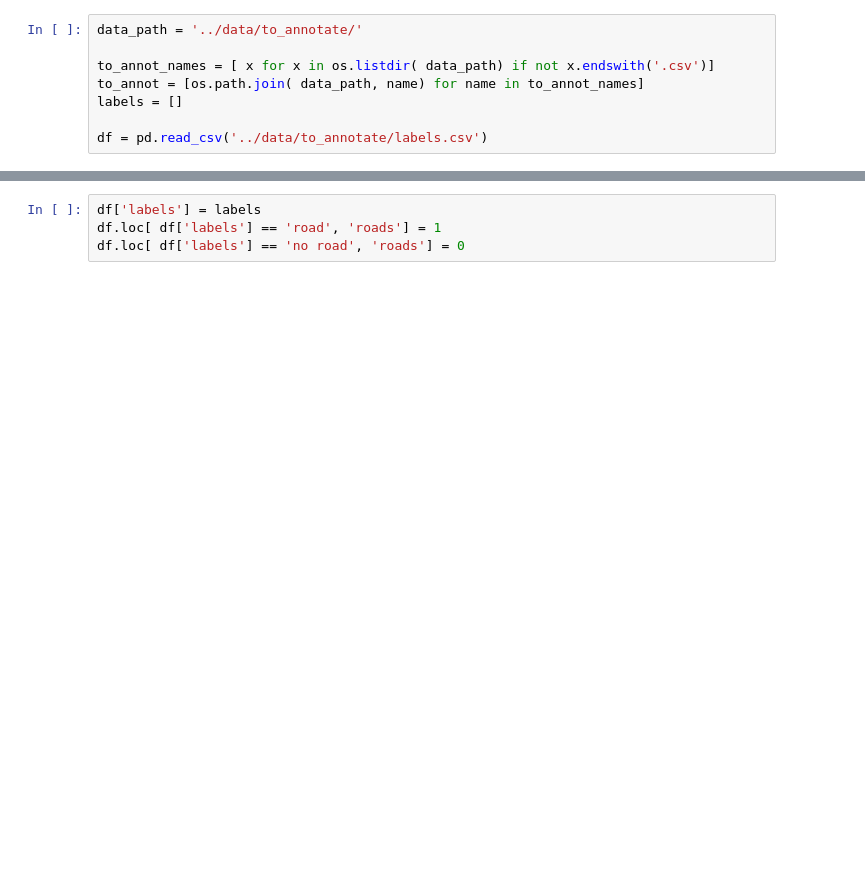
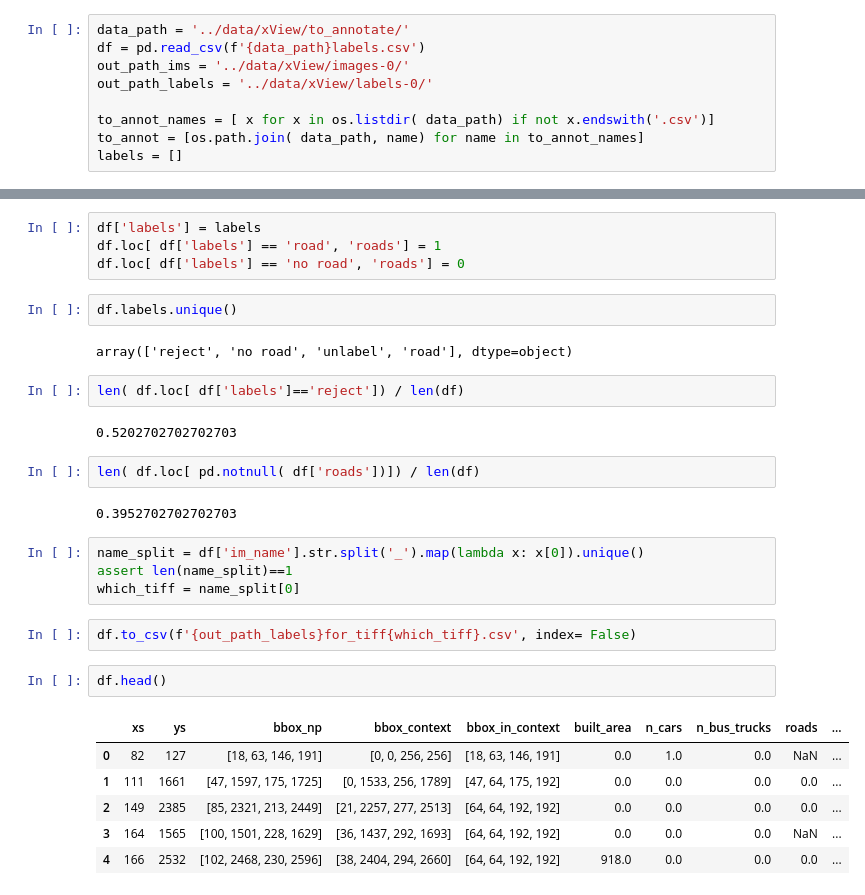
Before and after one commit to dpanas/clear-dear, a Jupyter notebook: notebooks/dp-2-annotate.ipynb, the cells around one changed output, grey strips where cells are left out. Saved outputs shown, nothing was run; the diff lists cells and outputs as text; blank space fills up the shorter version.

```diff
--- a/notebooks/dp-2-annotate.ipynb
+++ b/notebooks/dp-2-annotate.ipynb
@@ -23,13 +22,14 @@ sys.path.append('..')
 # %% [markdown]
 ## Set up annnotation
 # %%
-data_path = '../data/to_annotate/'
+data_path = '../data/xView/to_annotate/'
+df = pd.read_csv(f'{data_path}labels.csv')
+out_path_ims = '../data/xView/images-0/'
+out_path_labels = '../data/xView/labels-0/'
 
 to_annot_names = [ x for x in os.listdir( data_path) if not x.endswith('.csv')]
 to_annot = [os.path.join( data_path, name) for name in to_annot_names]
 labels = []
-
-df = pd.read_csv('../data/to_annotate/labels.csv')
 # %%
 widget = images.ClassLabeller(
     options=['road','no road','unlabel','reject']
@@ -55,3 +57,30 @@ done
 df['labels'] = labels
 df.loc[ df['labels'] == 'road', 'roads'] = 1
 df.loc[ df['labels'] == 'no road', 'roads'] = 0
+# %%
+df.labels.unique()
+# %% [output]
+array(['reject', 'no road', 'unlabel', 'road'], dtype=object)
+# %%
+len( df.loc[ df['labels']=='reject']) / len(df)
+# %% [output]
+0.5202702702702703
+# %%
+len( df.loc[ pd.notnull( df['roads'])]) / len(df)
+# %% [output]
+0.3952702702702703
+# %%
+name_split = df['im_name'].str.split('_').map(lambda x: x[0]).unique()
+assert len(name_split)==1
+which_tiff = name_split[0]
+# %%
+df.to_csv(f'{out_path_labels}for_tiff{which_tiff}.csv', index= False)
+# %%
+df.head()
+# %% [output]
+|  | xs | ys | bbox_np | bbox_context | bbox_in_context | built_area | n_cars | n_bus_trucks | roads | ... |
+| 0 | 82 | 127 | [18, 63, 146, 191] | [0, 0, 256, 256] | [18, 63, 146, 191] | 0.0 | 1.0 | 0.0 | NaN | ... |
+| 1 | 111 | 1661 | [47, 1597, 175, 1725] | [0, 1533, 256, 1789] | [47, 64, 175, 192] | 0.0 | 0.0 | 0.0 | 0.0 | ... |
+| 2 | 149 | 2385 | [85, 2321, 213, 2449] | [21, 2257, 277, 2513] | [64, 64, 192, 192] | 0.0 | 0.0 | 0.0 | 0.0 | ... |
+| 3 | 164 | 1565 | [100, 1501, 228, 1629] | [36, 1437, 292, 1693] | [64, 64, 192, 192] | 0.0 | 0.0 | 0.0 | NaN | ... |
+| 4 | 166 | 2532 | [102, 2468, 230, 2596] | [38, 2404, 294, 2660] | [64, 64, 192, 192] | 918.0 | 0.0 | 0.0 | 0.0 | ... |
```
Also changed, not shown: parts of 3 cells of this notebook, 2 other files.
